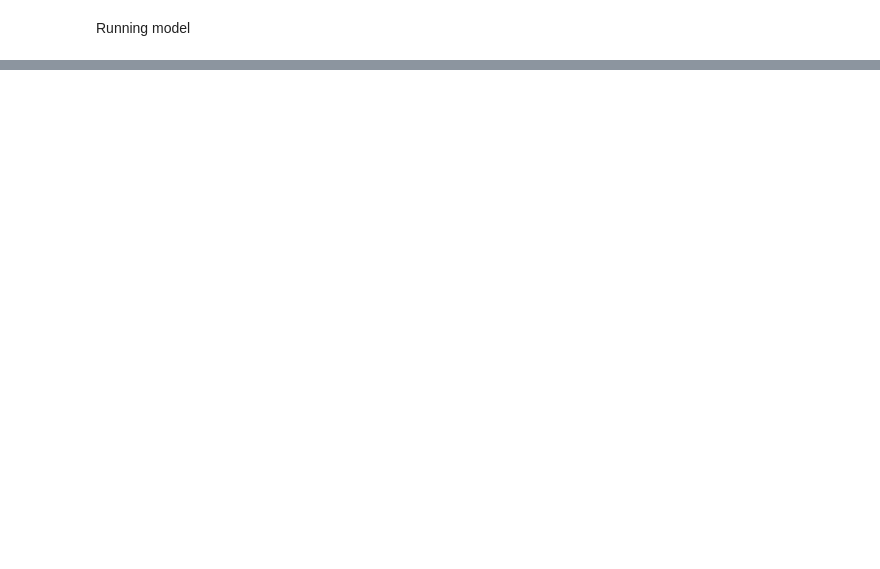
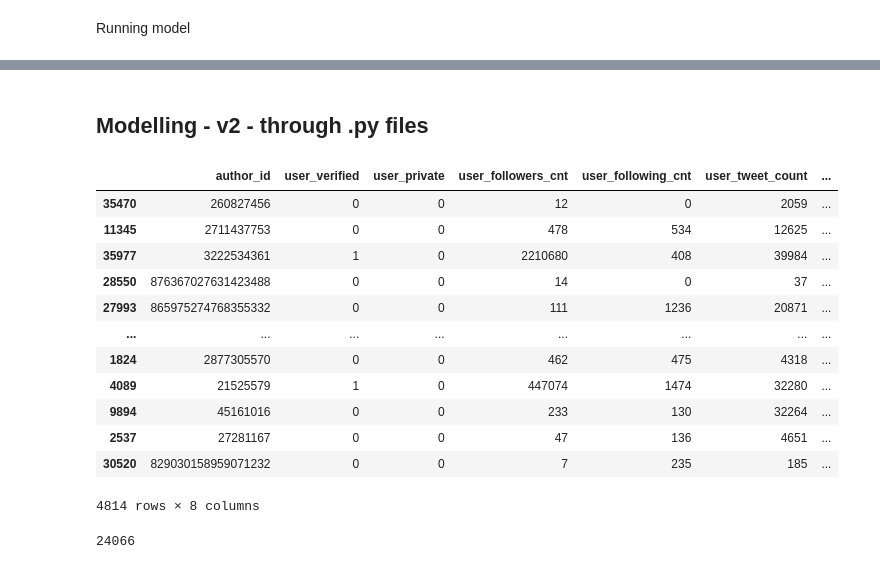
Before and after one commit to famagal/Twitter_bot_detection_713, a Jupyter notebook: notebooks/daniel_testing_notebook.ipynb, the cells around one changed output, grey strips where cells are left out. Drawn from its saved outputs; the diff is of its cells as text; code cells hidden in the pictures; blank space fills up the shorter version.

Commit message:
Pushing Dan branch work - pipeline and data prep augmentations

```diff
--- a/notebooks/daniel_testing_notebook.ipynb
+++ b/notebooks/daniel_testing_notebook.ipynb
@@ -401,2 +264,28 @@ pred_all_ids
 # %%
 pred_all_ids.to_parquet("logit_predictions.parquet")
+# %% [markdown]
+## Modelling - v2 - through .py files
+# %%
+X_train_user, X_test_user, y_train_user, y_test_user = get_user_training_data()
+# %%
+# just to check it worked ^
+X_test_user
+# %% [output]
+|  | author_id | user_verified | user_private | user_followers_cnt | user_following_cnt | user_tweet_count | ... |
+| 35470 | 260827456 | 0 | 0 | 12 | 0 | 2059 | ... |
+| 11345 | 2711437753 | 0 | 0 | 478 | 534 | 12625 | ... |
+| 35977 | 3222534361 | 1 | 0 | 2210680 | 408 | 39984 | ... |
+| 28550 | 876367027631423488 | 0 | 0 | 14 | 0 | 37 | ... |
+| 27993 | 865975274768355332 | 0 | 0 | 111 | 1236 | 20871 | ... |
+| ... | ... | ... | ... | ... | ... | ... | ... |
+| 1824 | 2877305570 | 0 | 0 | 462 | 475 | 4318 | ... |
+| 4089 | 21525579 | 1 | 0 | 447074 | 1474 | 32280 | ... |
+| 9894 | 45161016 | 0 | 0 | 233 | 130 | 32264 | ... |
+| 2537 | 27281167 | 0 | 0 | 47 | 136 | 4651 | ... |
+| 30520 | 829030158959071232 | 0 | 0 | 7 | 235 | 185 | ... |
+4814 rows × 8 columns
+# %%
+# just more checks
+len(X_train_user) + len(X_test_user)
+# %% [output]
+24066
```
Also changed, not shown: parts of 35 cells of this notebook, 12 other files.
